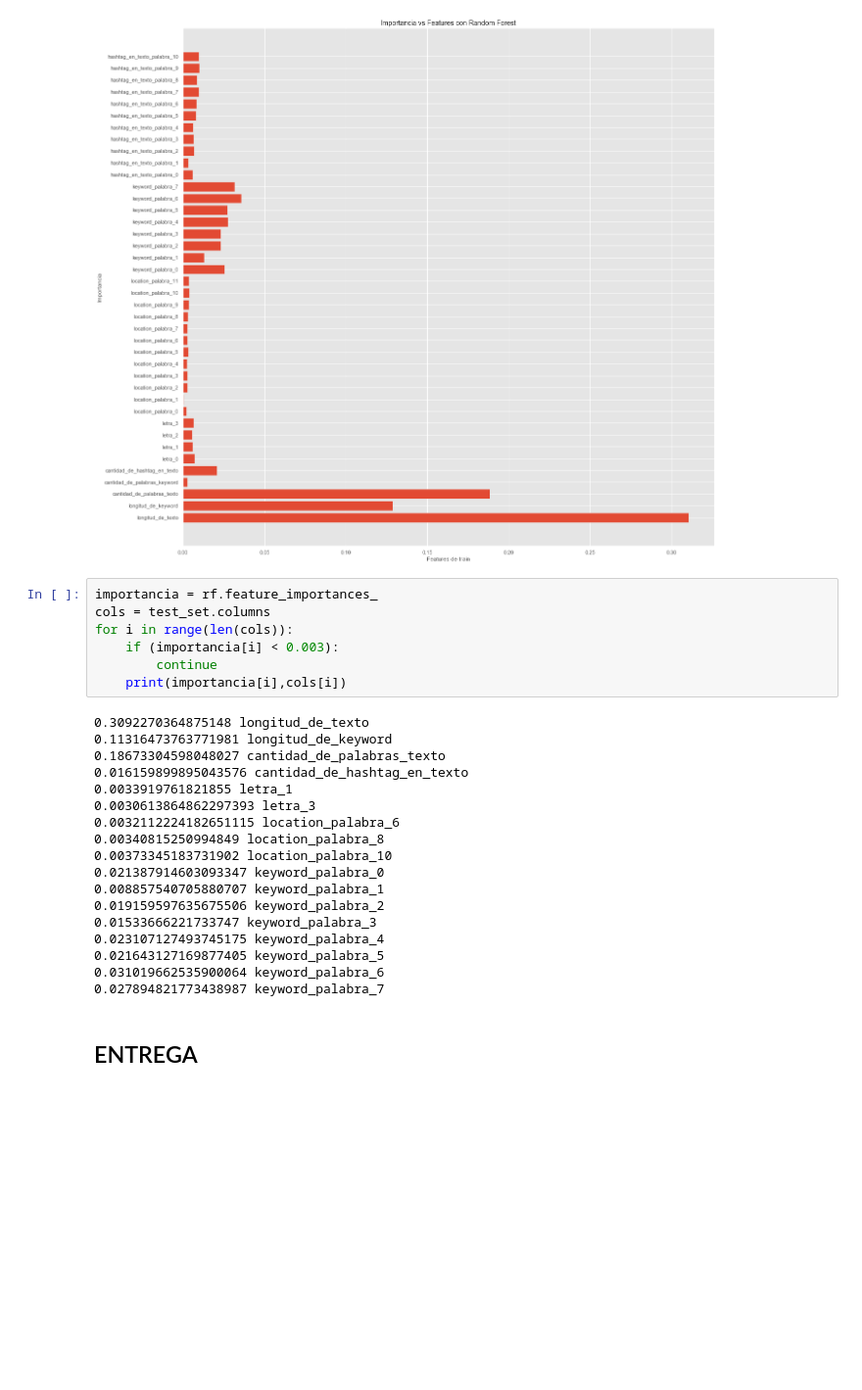
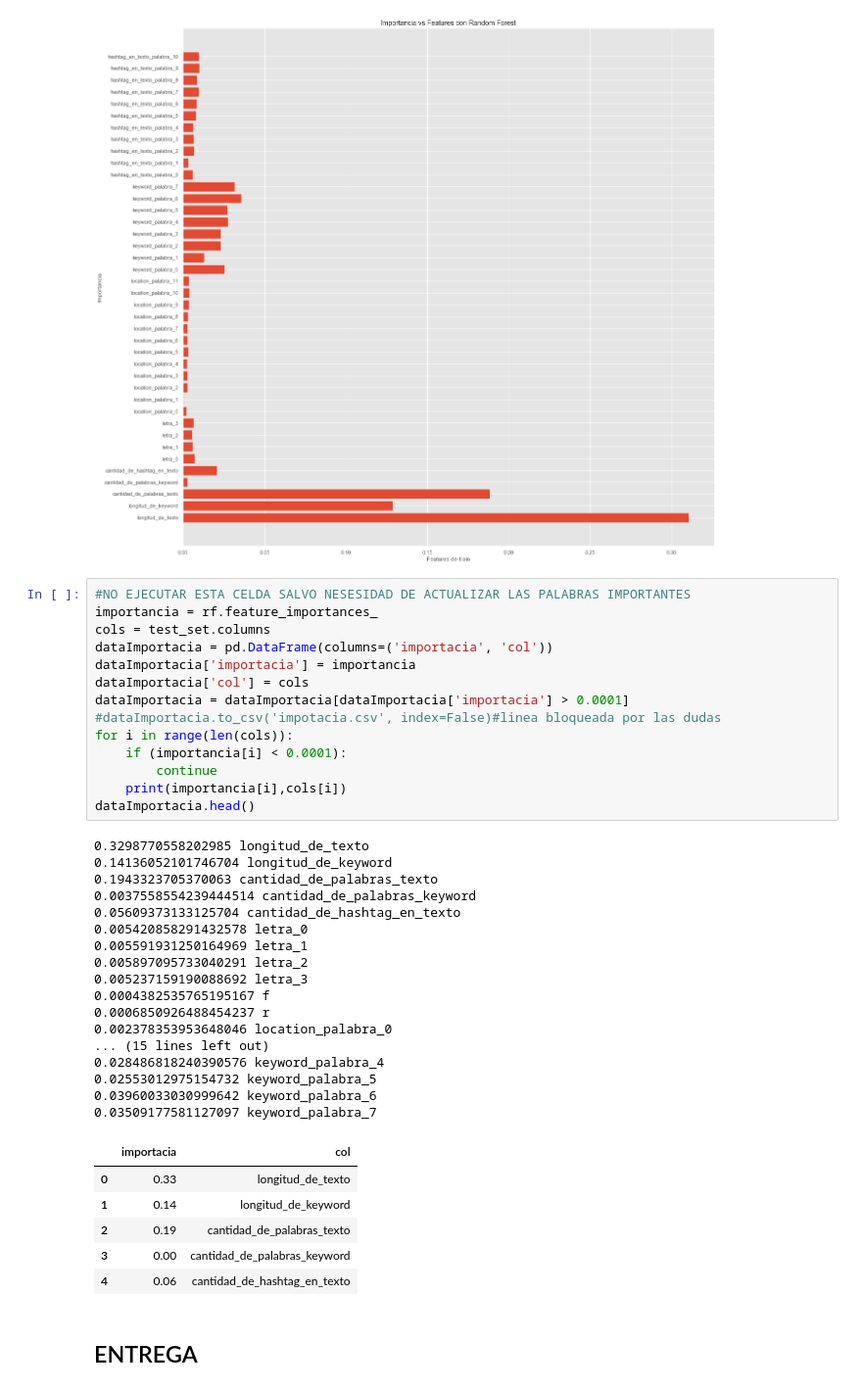
Before and after one commit to GIBelletti/TP2-7506-Datos, a Jupyter notebook: TP2.ipynb, the cells around one changed output. Shown at 98% size. Saved outputs shown, nothing was run; the diff lists cells and outputs as text; blank space fills up the shorter version.

```diff
--- a/TP2.ipynb
+++ b/TP2.ipynb
@@ -766,30 +860,43 @@ plt.show()
 # %% [output]
 [figure]
 # %%
+#NO EJECUTAR ESTA CELDA SALVO NESESIDAD DE ACTUALIZAR LAS PALABRAS IMPORTANTES
 importancia = rf.feature_importances_
 cols = test_set.columns
+dataImportacia = pd.DataFrame(columns=('importacia', 'col'))
+dataImportacia['importacia'] = importancia
+dataImportacia['col'] = cols
+dataImportacia = dataImportacia[dataImportacia['importacia'] > 0.0001]
+#dataImportacia.to_csv('impotacia.csv', index=False)#linea bloqueada por las dudas
 for i in range(len(cols)):
-    if (importancia[i] < 0.003):
+    if (importancia[i] < 0.0001):
         continue
     print(importancia[i],cols[i])
+dataImportacia.head()
 # %% [output]
-0.3092270364875148 longitud_de_texto
-0.11316473763771981 longitud_de_keyword
-0.18673304598048027 cantidad_de_palabras_texto
-0.016159899895043576 cantidad_de_hashtag_en_texto
-0.0033919761821855 letra_1
-0.0030613864862297393 letra_3
-0.0032112224182651115 location_palabra_6
-0.00340815250994849 location_palabra_8
-0.00373345183731902 location_palabra_10
-0.021387914603093347 keyword_palabra_0
-0.008857540705880707 keyword_palabra_1
-0.019159597635675506 keyword_palabra_2
-0.01533666221733747 keyword_palabra_3
-0.023107127493745175 keyword_palabra_4
-0.021643127169877405 keyword_palabra_5
-0.031019662535900064 keyword_palabra_6
-0.027894821773438987 keyword_palabra_7
+0.3298770558202985 longitud_de_texto
+0.14136052101746704 longitud_de_keyword
+0.1943323705370063 cantidad_de_palabras_texto
+0.0037558554239444514 cantidad_de_palabras_keyword
+0.05609373133125704 cantidad_de_hashtag_en_texto
+0.005420858291432578 letra_0
+0.005591931250164969 letra_1
+0.005897095733040291 letra_2
+0.005237159190088692 letra_3
+0.0004382535765195167 f
+0.0006850926488454237 r
+0.002378353953648046 location_palabra_0
+... (15 lines left out)
+0.028486818240390576 keyword_palabra_4
+0.02553012975154732 keyword_palabra_5
+0.03960033030999642 keyword_palabra_6
+0.03509177581127097 keyword_palabra_7
+|  | importacia | col |
+| 0 | 0.33 | longitud_de_texto |
+| 1 | 0.14 | longitud_de_keyword |
+| 2 | 0.19 | cantidad_de_palabras_texto |
+| 3 | 0.00 | cantidad_de_palabras_keyword |
+| 4 | 0.06 | cantidad_de_hashtag_en_texto |
 # %% [markdown]
 ## ENTREGA
 # %%
```
Also changed, not shown: parts of 20 cells of this notebook, 1 other file.
